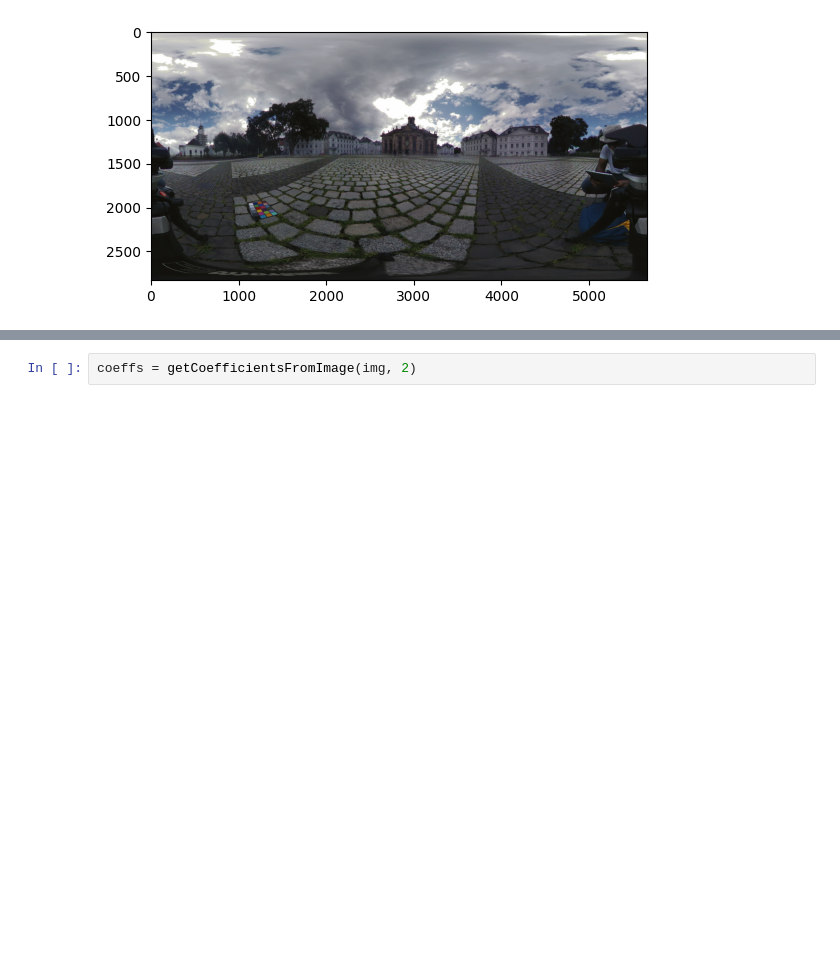
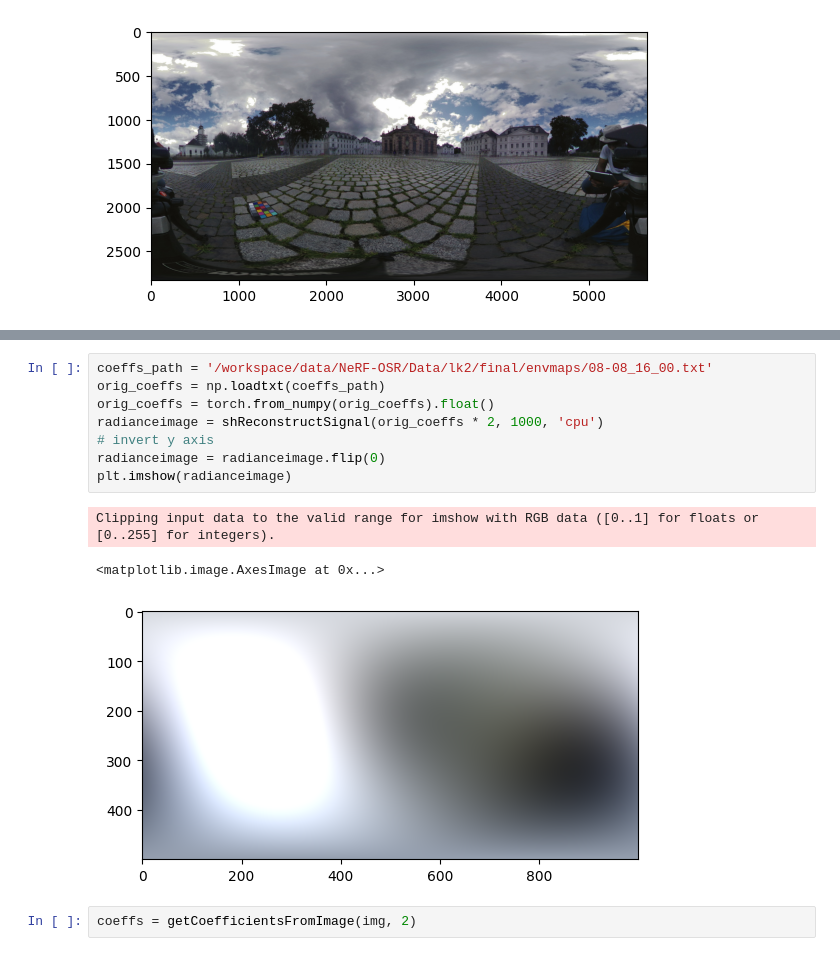
Before and after one commit to JADGardner/neusky, a Jupyter notebook: notebooks/nerfosr_envmaps.ipynb, the cells around one changed output, grey strips where cells are left out. Cells and saved outputs as stored; diff of their text form; blank space fills up the shorter version.

```diff
--- a/notebooks/nerfosr_envmaps.ipynb
+++ b/notebooks/nerfosr_envmaps.ipynb
@@ -75,3 +92,15 @@ Clipping input data to the valid range for imshow with RGB data ([0..1] for floa
+# %%
+coeffs_path = '/workspace/data/NeRF-OSR/Data/lk2/final/envmaps/08-08_16_00.txt'
+orig_coeffs = np.loadtxt(coeffs_path)
+orig_coeffs = torch.from_numpy(orig_coeffs).float()
+radianceimage = shReconstructSignal(orig_coeffs * 2, 1000, 'cpu')
+# invert y axis
+radianceimage = radianceimage.flip(0)
+plt.imshow(radianceimage)
+# %% [output]
+Clipping input data to the valid range for imshow with RGB data ([0..1] for floats or [0..255] for integers).
+<matplotlib.image.AxesImage at 0x...>
+[figure, added]
 # %%
 coeffs = getCoefficientsFromImage(img, 2)
 # %%
```
Also changed, not shown: parts of 4 cells of this notebook, 3 other files.
